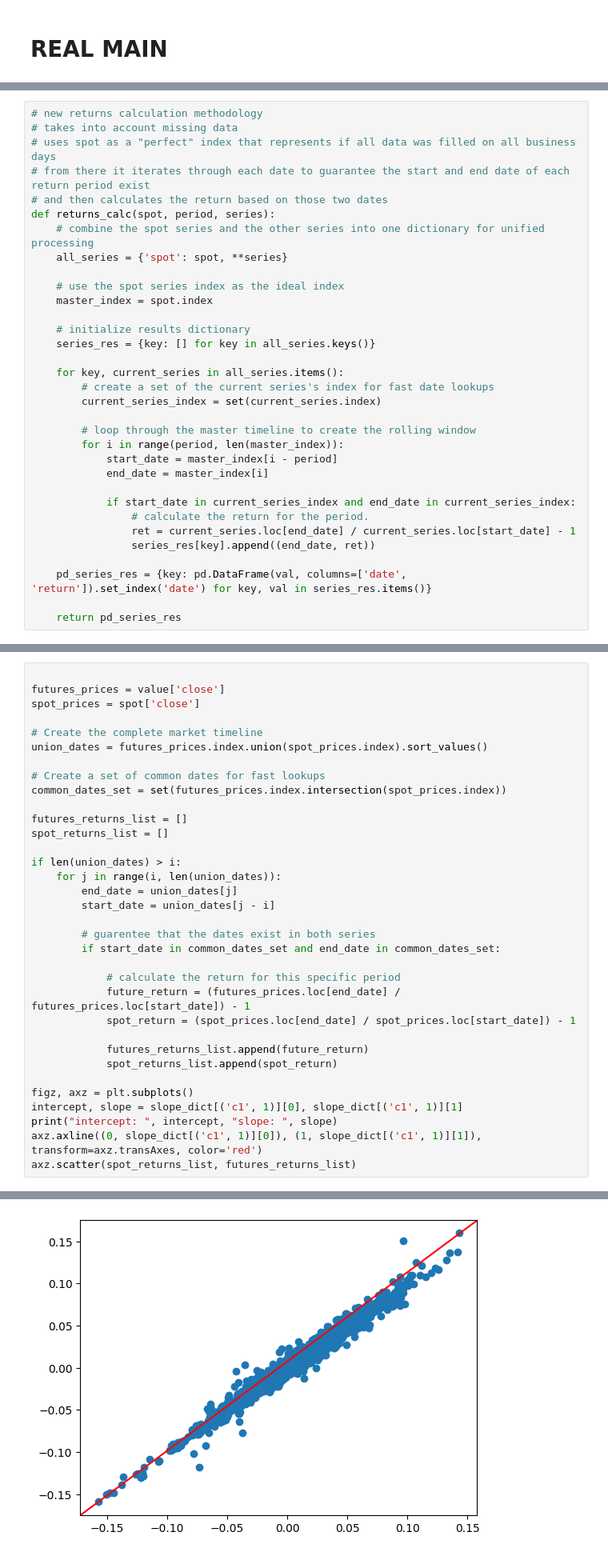
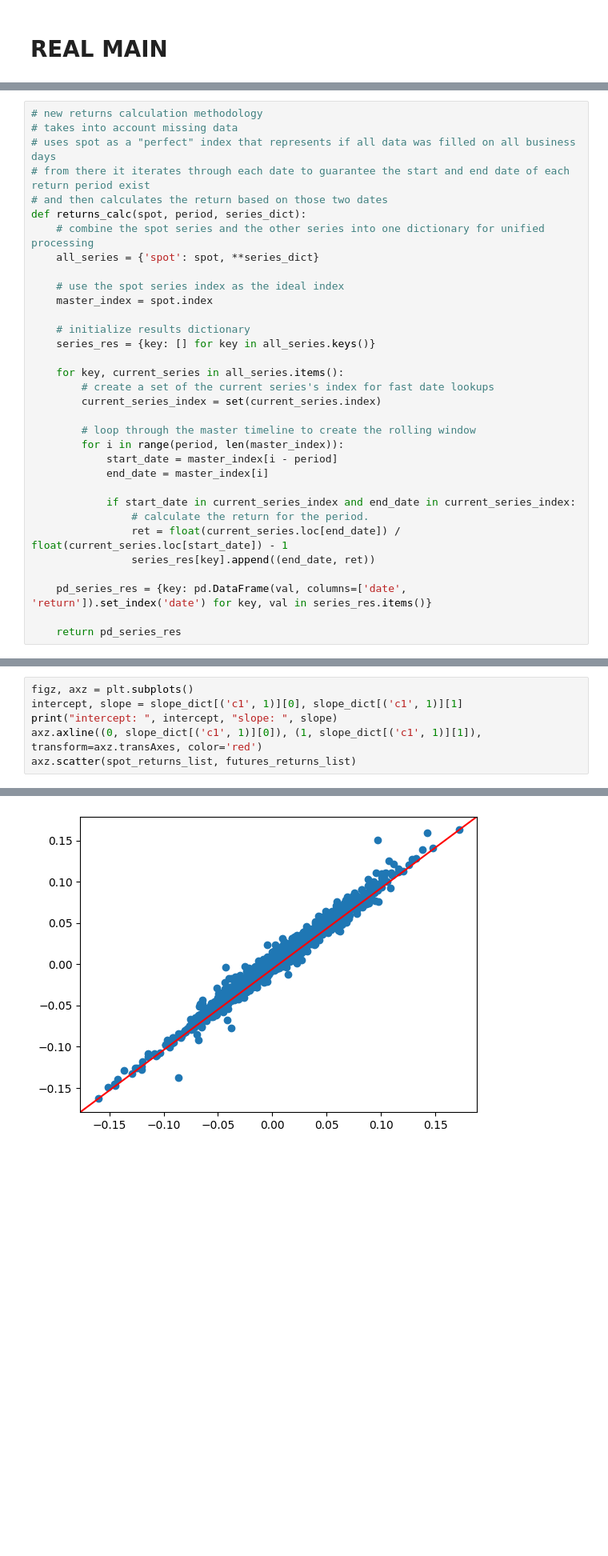
Before and after one commit to joeHollander/ETF-Research, a Jupyter notebook: main.ipynb, the cells around one changed output, grey strips where cells are left out. Shown at 80% size. Drawn from its saved outputs; the diff is of its cells as text; blank space fills up the shorter version.

Commit message:
daily returns calculated. paper not updated

```diff
--- a/main.ipynb
+++ b/main.ipynb
@@ -150,9 +150,9 @@ unadj_contracts = {
 # uses spot as a "perfect" index that represents if all data was filled on all business days
 # from there it iterates through each date to guarantee the start and end date of each return period exist
 # and then calculates the return based on those two dates
-def returns_calc(spot, period, series):
+def returns_calc(spot, period, series_dict):
     # combine the spot series and the other series into one dictionary for unified processing
-    all_series = {'spot': spot, **series}
+    all_series = {'spot': spot, **series_dict}
 
     # use the spot series index as the ideal index
     master_index = spot.index
@@ -171,7 +171,7 @@ def returns_calc(spot, period, series):
 
             if start_date in current_series_index and end_date in current_series_index:
                 # calculate the return for the period.
-                ret = current_series.loc[end_date] / current_series.loc[start_date] - 1
+                ret = float(current_series.loc[end_date]) / float(current_series.loc[start_date]) - 1
                 series_res[key].append((end_date, ret))
 
     pd_series_res = {key: pd.DataFrame(val, columns=['date', 'return']).set_index('date') for key, val in series_res.items()}
@@ -263,34 +263,6 @@ for i, j in enumerate([1, 2, 6, 12]):
 # %% [output]
 [figure]
 # %%
-
-futures_prices = value['close']
-spot_prices = spot['close']
-
-# Create the complete market timeline
-union_dates = futures_prices.index.union(spot_prices.index).sort_values()
-
-# Create a set of common dates for fast lookups
-common_dates_set = set(futures_prices.index.intersection(spot_prices.index))
-
-futures_returns_list = []
-spot_returns_list = []
-
-if len(union_dates) > i:
-    for j in range(i, len(union_dates)):
-        end_date = union_dates[j]
-        start_date = union_dates[j - i]
-
-        # guarentee that the dates exist in both series
-        if start_date in common_dates_set and end_date in common_dates_set:
-
-            # calculate the return for this specific period
-            future_return = (futures_prices.loc[end_date] / futures_prices.loc[start_date]) - 1
-            spot_return = (spot_prices.loc[end_date] / spot_prices.loc[start_date]) - 1
-
-            futures_returns_list.append(future_return)
-            spot_returns_list.append(spot_return)
-
 figz, axz = plt.subplots()
 intercept, slope = slope_dict[('c1', 1)][0], slope_dict[('c1', 1)][1]
 print("intercept: ", intercept, "slope: ", slope)
@@ -301,3 +273,3 @@ intercept:  -4.8423997299435926e-05 slope:  0.9972892473633477
 <matplotlib.collections.PathCollection at 0x...>
-[figure, old version]
+[figure, new version]
 # %%
```
Also changed, not shown: parts of 4 cells of this notebook.
